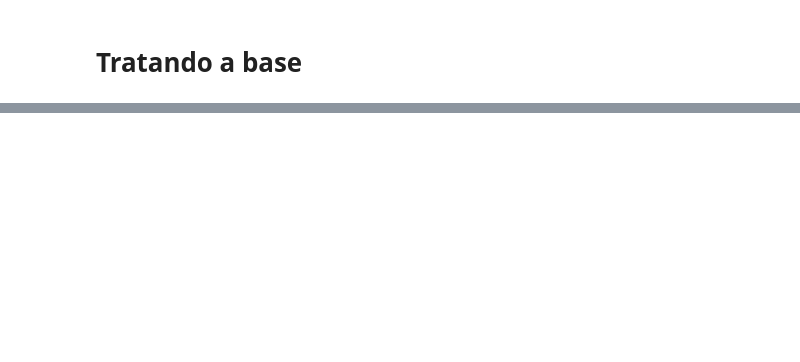
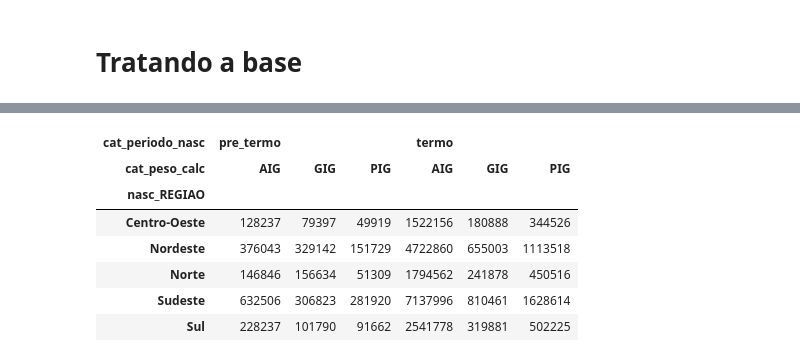
Before and after one commit to mtt89/rr_obito_fetal, a Jupyter notebook: apend_trat_base_sinasc.ipynb, the cells around one changed output, grey strips where cells are left out. Drawn from its saved outputs; the diff is of its cells as text; code cells hidden in the pictures; blank space fills up the shorter version.

```diff
--- a/apend_trat_base_sinasc.ipynb
+++ b/apend_trat_base_sinasc.ipynb
@@ -143,0 +398,6 @@ missing_data_sorted[missing_data_sorted['Missing Percentage'] > 0]
+# %%
+# Weeks of pregnancy less than 22 are not considered deaths, but rather miscarriages.
+tam_antes = len(df_limpo)
+df_limpo = df_limpo.loc[df_limpo['idade_gestacao_faixa']!='menor_22']
+tam_depois=len(df_limpo)
+print(f'Remove idade_gestacao_faixa menor_22 {tam_antes - tam_depois} rows')
@@ -143,0 +412,3 @@ missing_data_sorted[missing_data_sorted['Missing Percentage'] > 0]
+# %%
+df_limpo = df_limpo.reset_index(drop=True)
+df_limpo.info()
@@ -143,0 +448,21 @@ missing_data_sorted[missing_data_sorted['Missing Percentage'] > 0]
+# %%
+# Peso calculado, métrica tabela conforme artigo
+df_limpo['cat_peso_calc'] = [
+    func_peso_calculado(sexo, peso, int(round(semana_gest, 0))) for sexo, peso, semana_gest in
+    zip(df_limpo['SEXO'], df_limpo['PESO'], df_limpo['SEMAGESTAC'])
+]
+# %%
+# Categorização pela idade gestacional
+df_limpo['cat_periodo_nasc'] = ['termo' if sem >= 37 else 'pre_termo' for sem in df_limpo['SEMAGESTAC']]
+# %%
+# Nascimentos por região segundo classificação de peso e periodo de nascimento.
+pd.crosstab(index=df_limpo['nasc_REGIAO'], columns=[df_limpo['cat_periodo_nasc'], df_limpo['cat_peso_calc']])
+# %% [output]
+| cat_periodo_nasc | pre_termo |  |  | termo |  |  |
+| cat_peso_calc | AIG | GIG | PIG | AIG | GIG | PIG |
+| nasc_REGIAO |  |  |  |  |  |  |
+| Centro-Oeste | 128237 | 79397 | 49919 | 1522156 | 180888 | 344526 |
+| Nordeste | 376043 | 329142 | 151729 | 4722860 | 655003 | 1113518 |
+| Norte | 146846 | 156634 | 51309 | 1794562 | 241878 | 450516 |
+| Sudeste | 632506 | 306823 | 281920 | 7137996 | 810461 | 1628614 |
+| Sul | 228237 | 101790 | 91662 | 2541778 | 319881 | 502225 |
```
Also changed, not shown: parts of 40 cells of this notebook, 1 other file.
